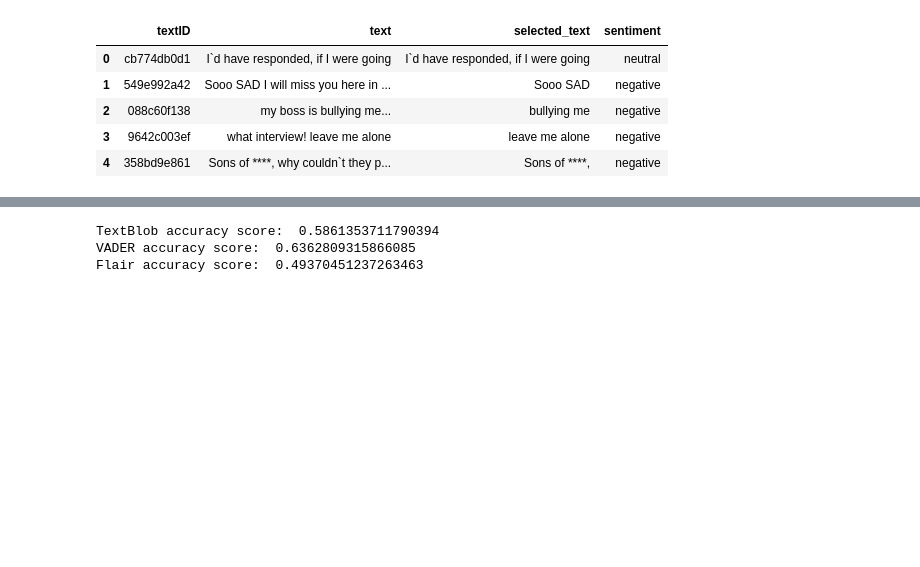
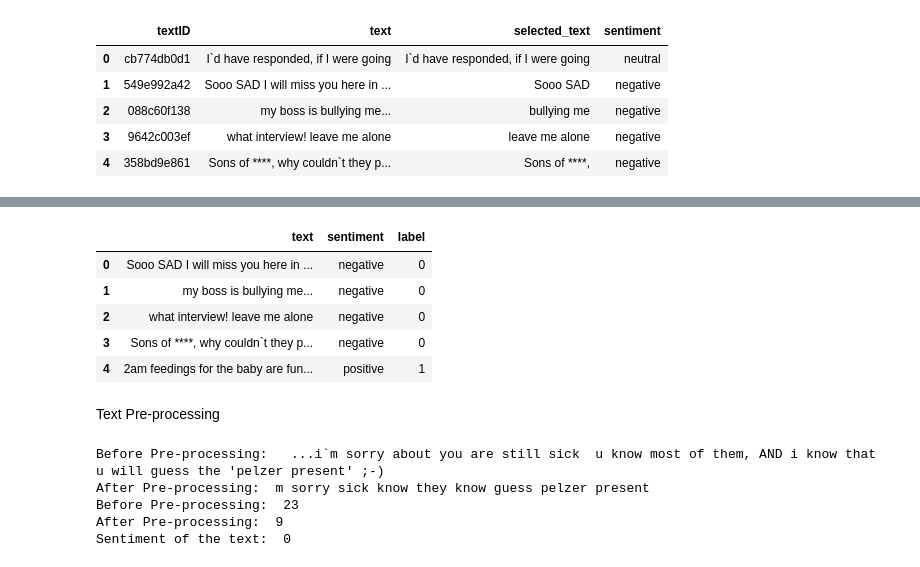
Before and after one commit to wahid028/Sentiment-Analysis, a Jupyter notebook: sentiment_analysis_using_BERT_model.ipynb, the cells around one changed output, grey strips where cells are left out. Drawn from its saved outputs; the diff is of its cells as text; code cells hidden in the pictures; blank space fills up the shorter version.

```diff
--- a/sentiment_analysis_using_BERT_model.ipynb
+++ b/sentiment_analysis_using_BERT_model.ipynb
@@ -240,13 +114,24 @@ df['pred_flair'] = df['text'].apply(lambda s: score_flair(s)[1])
-# %%
-df['pred_flair_lc'] = df['pred_flair'].apply(lambda s: s.lower())
-# %%
-# Import accuracy_score to check performance
-from sklearn.metrics import accuracy_score
-# Compare Actual and Predicted
-print("TextBlob accuracy score: ", accuracy_score(df['sentiment'],df['TextBlob_Analysis']))
-print("VADER accuracy score: ", accuracy_score(df['sentiment'],df['VADER_Analysis']))
-print("Flair accuracy score: ", accuracy_score(df['sentiment'],df['pred_flair_lc']))
-# %% [output]
-TextBlob accuracy score:  0.5861353711790394
-VADER accuracy score:  0.6362809315866085
-Flair accuracy score:  0.49370451237263463
+# %%
+# drop the rows with neutral sentiment as we are only interested in positive and negative sentiment
+df = df[df['sentiment'] != 'neutral']
+df = df.reset_index(drop=True)
+# %%
+df = df[['text','sentiment']]
+# %%
+#sentiment converter
+def sentiment_ts(sentiment):
+    if sentiment == 'negative':
+        return 0
+    elif sentiment == 'positive':
+        return 1
+
+df['label'] = df['sentiment'].apply(sentiment_ts)
+# %%
+df.head()
+# %% [output]
+|  | text | sentiment | label |
+| 0 | Sooo SAD I will miss you here in ... | negative | 0 |
+| 1 | my boss is bullying me... | negative | 0 |
+| 2 | what interview! leave me alone | negative | 0 |
+| 3 | Sons of ****, why couldn`t they p... | negative | 0 |
+| 4 | 2am feedings for the baby are fun... | positive | 1 |
@@ -252,0 +140,2 @@ Flair accuracy score:  0.49370451237263463
+# %% [markdown]
+Text Pre-processing
@@ -252,0 +266,15 @@ Flair accuracy score:  0.49370451237263463
+# %%
+#check random text before and after pre-processing
+print("Before Pre-processing: ",df["text"][401])
+print("After Pre-processing: ",df["text_col_clean"][401])
+#print the sentence length before and after pre-processing
+print("Before Pre-processing: ",len(df["text"][401].split()))
+print("After Pre-processing: ",len(df["text_col_clean"][401].split()))
+#print the sentiment of the text
+print("Sentiment of the text: ",df["label"][401])
+# %% [output]
+Before Pre-processing:   ...i`m sorry about you are still sick  u know most of them, AND i know that u will guess the 'pelzer present' ;-)
+After Pre-processing:  m sorry sick know they know guess pelzer present
+Before Pre-processing:  23
+After Pre-processing:  9
+Sentiment of the text:  0
```
Also changed, not shown: parts of 77 cells of this notebook.
